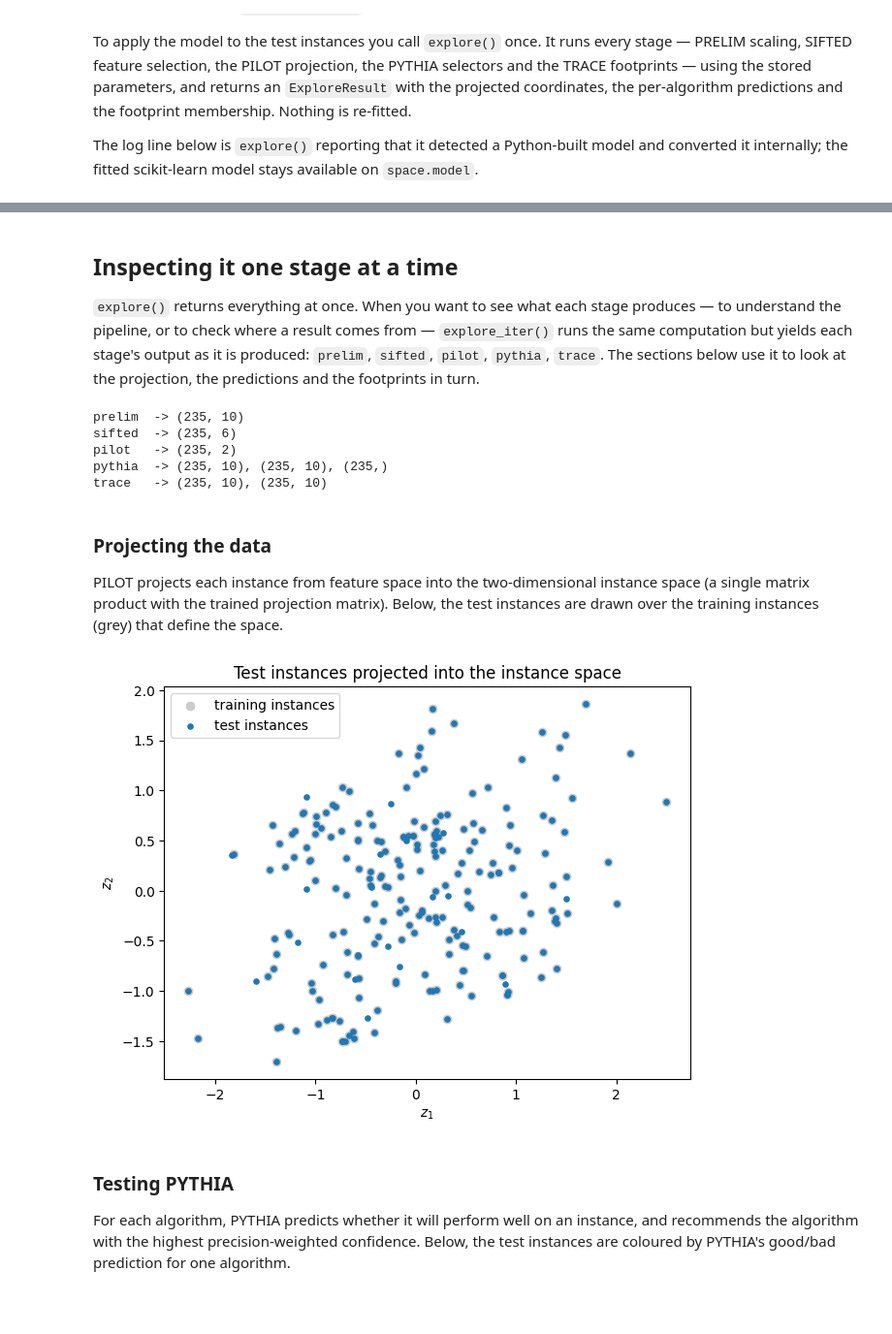
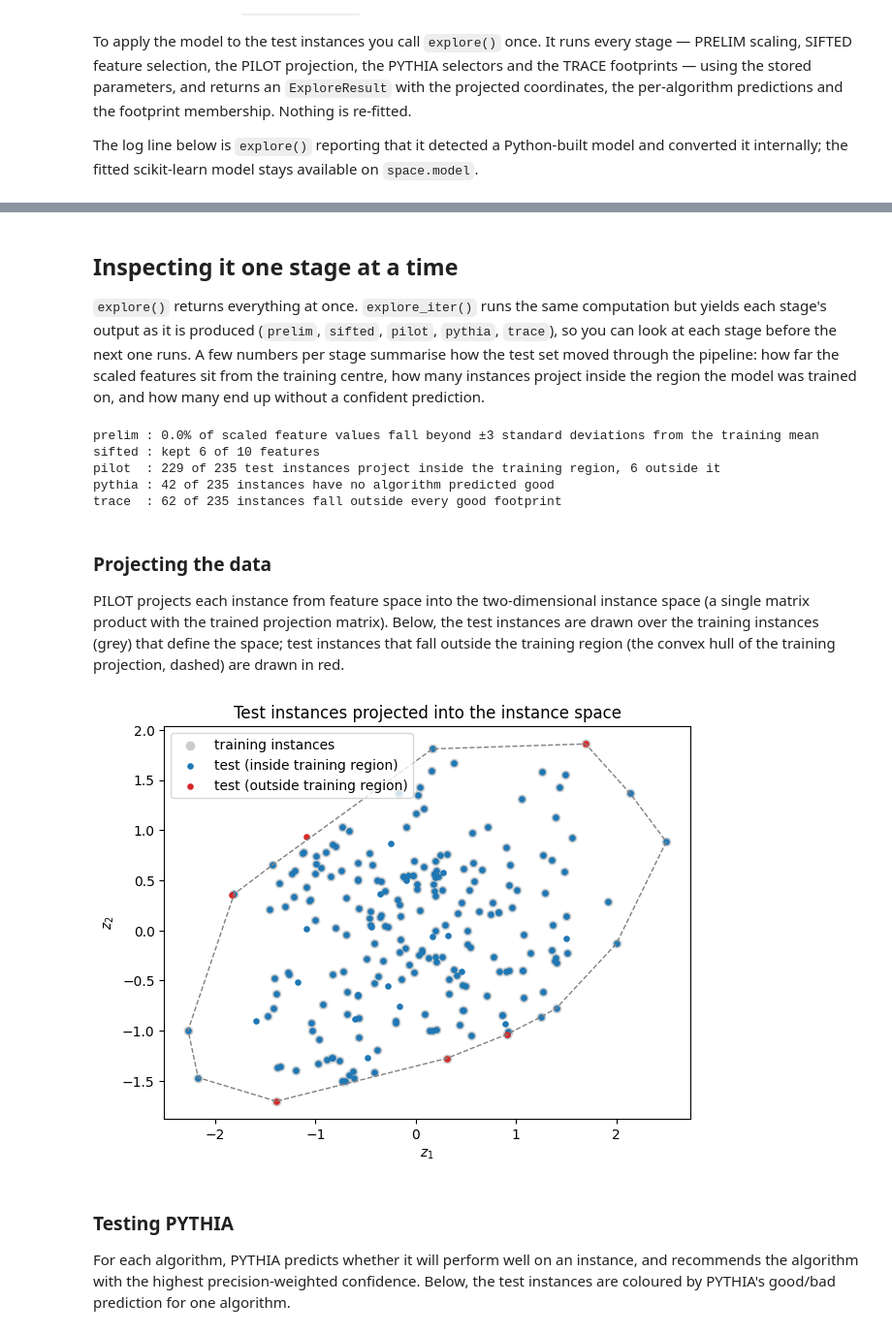
Before and after one commit to andremun/pyInstanceSpace, a Jupyter notebook: liveDemoExploreIS.ipynb, the cells around one changed output, grey strips where cells are left out. Shown at 97% size. Saved outputs shown, nothing was run; the diff lists cells and outputs as text; code cells hidden in the pictures; blank space fills up the shorter version.

```diff
--- a/liveDemoExploreIS.ipynb
+++ b/liveDemoExploreIS.ipynb
@@ -79,47 +79,73 @@ z (235, 2), y_hat (235, 10), in_good (235, 10), in_best (235, 10)
 # %% [markdown]
 ## Inspecting it one stage at a time
 
-`explore()` returns everything at once. When you want to see what each stage produces — to
-understand the pipeline, or to check where a result comes from — `explore_iter()` runs the same
-computation but yields each stage's output as it is produced: `prelim`, `sifted`, `pilot`,
-`pythia`, `trace`. The sections below use it to look at the projection, the predictions and the
-footprints in turn.
+`explore()` returns everything at once. `explore_iter()` runs the same computation but yields each
+stage's output as it is produced (`prelim`, `sifted`, `pilot`, `pythia`, `trace`), so you can look
+at each stage before the next one runs. A few numbers per stage summarise how the test set moved
+through the pipeline: how far the scaled features sit from the training centre, how many instances
+project inside the region the model was trained on, and how many end up without a confident
+prediction.
 # %%
+z_train = np.asarray(space.model.pilot.z)
+training_region = MultiPoint([tuple(p) for p in z_train]).convex_hull
+n = len(test_metadata.instance_labels)
+
 stages = {}
+n_feat_in = None
 for stage, output in space.explore_iter(test_metadata):
-    if isinstance(output, tuple):
-        desc = ", ".join(str(np.asarray(o).shape) for o in output)
-    else:
-        desc = str(output.shape)
-    print(f"{stage:7} -> {desc}")
     stages[stage] = output
+    if stage == "prelim":
+        n_feat_in = output.shape[1]
+        beyond = np.mean(np.abs(output) > 3) * 100
+        print(f"prelim : {beyond:.1f}% of scaled feature values fall beyond \u00b13 "
+              f"standard deviations from the training mean")
+    elif stage == "sifted":
+        print(f"sifted : kept {output.shape[1]} of {n_feat_in} features")
+    elif stage == "pilot":
+        inside = sum(training_region.covers(Point(x, y)) for x, y in output)
+        print(f"pilot  : {inside} of {n} test instances project inside the training region, "
+              f"{n - inside} outside it")
+    elif stage == "pythia":
+        _, _, selection0 = output
+        print(f"pythia : {int((selection0 < 0).sum())} of {n} instances have no algorithm "
+              f"predicted good")
+    elif stage == "trace":
+        in_good, _ = output
+        outside = int((in_good.sum(axis=1) == 0).sum())
+        print(f"trace  : {outside} of {n} instances fall outside every good footprint")
 # %% [output]
-prelim  -> (235, 10)
-sifted  -> (235, 6)
-pilot   -> (235, 2)
-pythia  -> (235, 10), (235, 10), (235,)
-trace   -> (235, 10), (235, 10)
+prelim : 0.0% of scaled feature values fall beyond ±3 standard deviations from the training mean
+sifted : kept 6 of 10 features
+pilot  : 229 of 235 test instances project inside the training region, 6 outside it
+pythia : 42 of 235 instances have no algorithm predicted good
+trace  : 62 of 235 instances fall outside every good footprint
 # %% [markdown]
 ### Projecting the data
 
 PILOT projects each instance from feature space into the two-dimensional instance space (a single
 matrix product with the trained projection matrix). Below, the test instances are drawn over the
-training instances (grey) that define the space.
+training instances (grey) that define the space; test instances that fall outside the training
+region (the convex hull of the training projection, dashed) are drawn in red.
 # %%
 z = stages["pilot"]
-z_train = np.asarray(space.model.pilot.z)
+inside = np.array([training_region.covers(Point(x, y)) for x, y in z])
 
 fig, ax = plt.subplots(figsize=(7, 6))
 ax.scatter(z_train[:, 0], z_train[:, 1], c="0.8", s=36, label="training instances")
-ax.scatter(z[:, 0], z[:, 1], c="tab:blue", s=14, label="test instances")
+ax.scatter(z[inside, 0], z[inside, 1], c="tab:blue", s=14,
+           label="test (inside training region)")
+ax.scatter(z[~inside, 0], z[~inside, 1], c="tab:red", s=14,
+           label="test (outside training region)")
+hx, hy = training_region.exterior.xy
+ax.plot(hx, hy, color="0.5", lw=1.0, ls="--")
 ax.set_xlabel("$z_1$")
 ax.set_ylabel("$z_2$")
 ax.set_title("Test instances projected into the instance space")
 ax.legend(loc="upper left")
 ax.set_aspect("equal")
 plt.show()
 # %% [output]
-[figure, old version]
+[figure, new version]
 # %% [markdown]
 ### Testing PYTHIA
 
```
Also changed, not shown: parts of 3 cells of this notebook.
